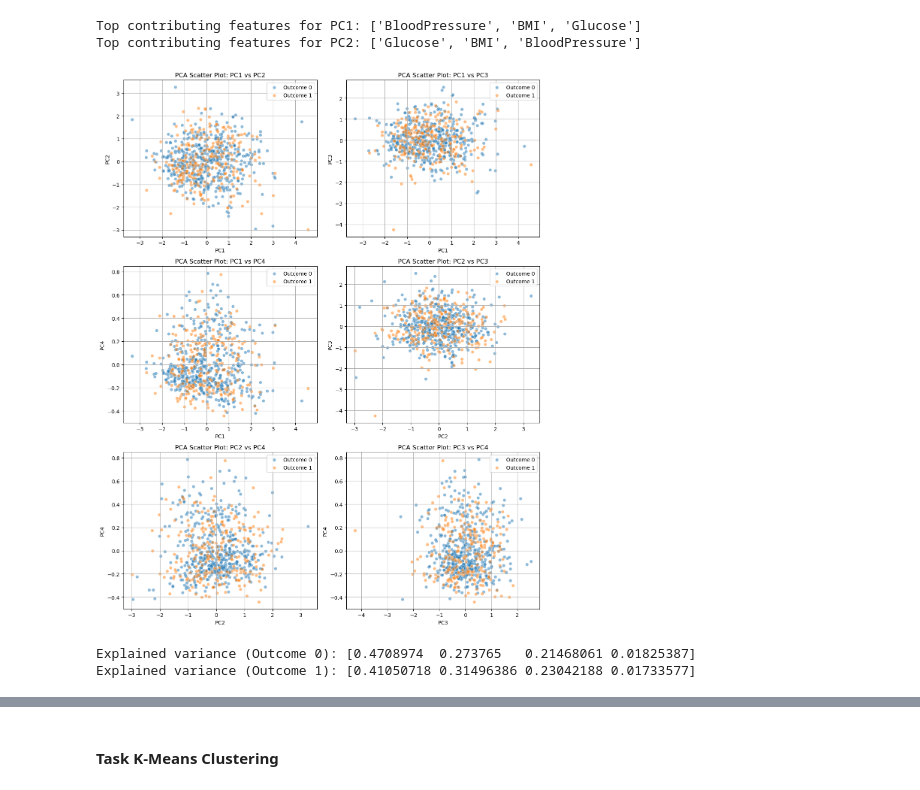
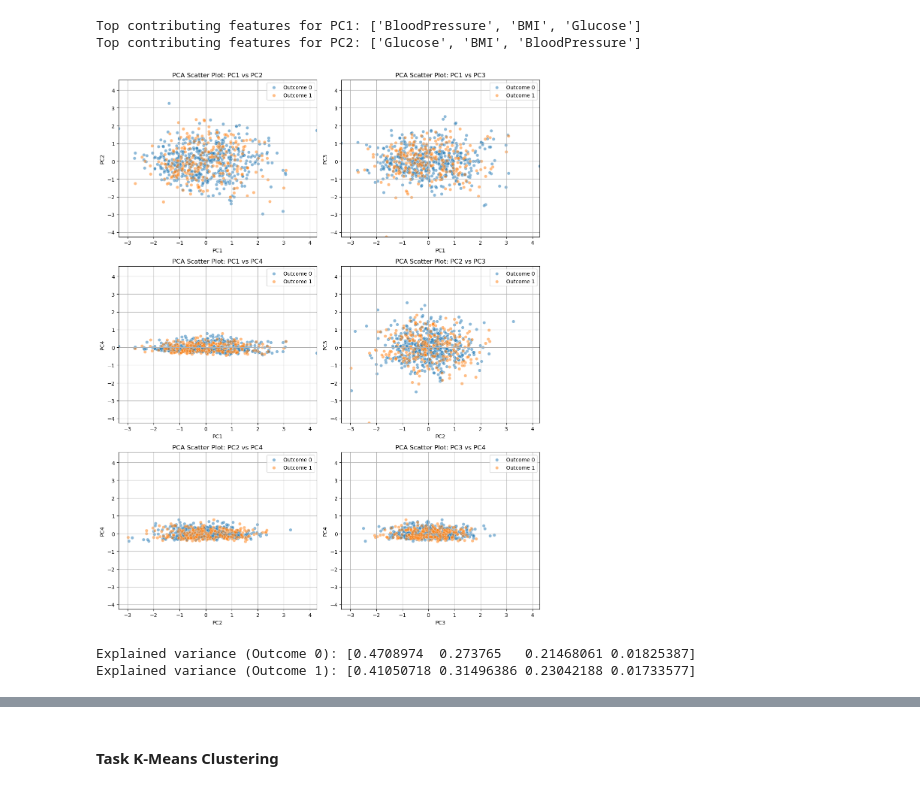
Before and after one commit to davisdsuess/Applied-Analytics, a Jupyter notebook: 02_Tuesday/session2afternoon.ipynb, the cells around one changed output, grey strips where cells are left out. Cells and saved outputs as stored; diff of their text form; code cells hidden in the pictures.

Commit message:
einheitliche axen

```diff
--- a/02_Tuesday/session2afternoon.ipynb
+++ b/02_Tuesday/session2afternoon.ipynb
@@ -189,39 +189,47 @@ df_pca_1 = pd.DataFrame(principal_components_1, columns=[f'PC{i+1}' for i in ran
 # Alle möglichen Kombinationen von PCs für Scatterplots
 pc_combinations = list(itertools.combinations([f'PC{i+1}' for i in range(4)], 2))
 
+# Einheitliche Achsenskalierung bestimmen
+x_min = df_pca_0.min().min()
+x_max = df_pca_0.max().max()
+y_min = df_pca_1.min().min()
+y_max = df_pca_1.max().max()
+
 # Anzahl der Kombinationen
 num_plots = len(pc_combinations)
 cols = 2  # Anzahl der Spalten für die nebeneinander liegenden Plots
 rows = (num_plots + cols - 1) // cols  # Berechnung der benötigten Zeilen
 
 fig, axes = plt.subplots(rows, cols, figsize=(12, 5 * rows))
 axes = axes.flatten()
 
 # Erstellen separater Scatterplots für jede Kombination
 for i, (pc_x, pc_y) in enumerate(pc_combinations):
     sns.scatterplot(ax=axes[i], x=df_pca_0[pc_x], y=df_pca_0[pc_y], label='Outcome 0', alpha=0.5)
     sns.scatterplot(ax=axes[i], x=df_pca_1[pc_x], y=df_pca_1[pc_y], label='Outcome 1', alpha=0.5)
     axes[i].set_xlabel(pc_x)
     axes[i].set_ylabel(pc_y)
     axes[i].set_title(f'PCA Scatter Plot: {pc_x} vs {pc_y}')
     axes[i].legend()
     axes[i].grid(True)
+    axes[i].set_xlim(x_min, x_max)
+    axes[i].set_ylim(y_min, y_max)
 
 # Falls es leere Plots gibt, diese ausblenden
 for j in range(i + 1, len(axes)):
     fig.delaxes(axes[j])
 
 plt.tight_layout()
 plt.show()
 
 # Vergleich der erklärten Varianz
 explained_variance_0 = pca_0.explained_variance_ratio_
 explained_variance_1 = pca_1.explained_variance_ratio_
 
 print("Explained variance (Outcome 0):", explained_variance_0[:5])
 print("Explained variance (Outcome 1):", explained_variance_1[:5])
 # %% [output]
-[figure, old version]
+[figure, new version]
 Explained variance (Outcome 0): [0.4708974  0.273765   0.21468061 0.01825387]
 Explained variance (Outcome 1): [0.41050718 0.31496386 0.23042188 0.01733577]
 # %% [markdown]
```
Also changed, not shown: parts of 1 cell of this notebook.
